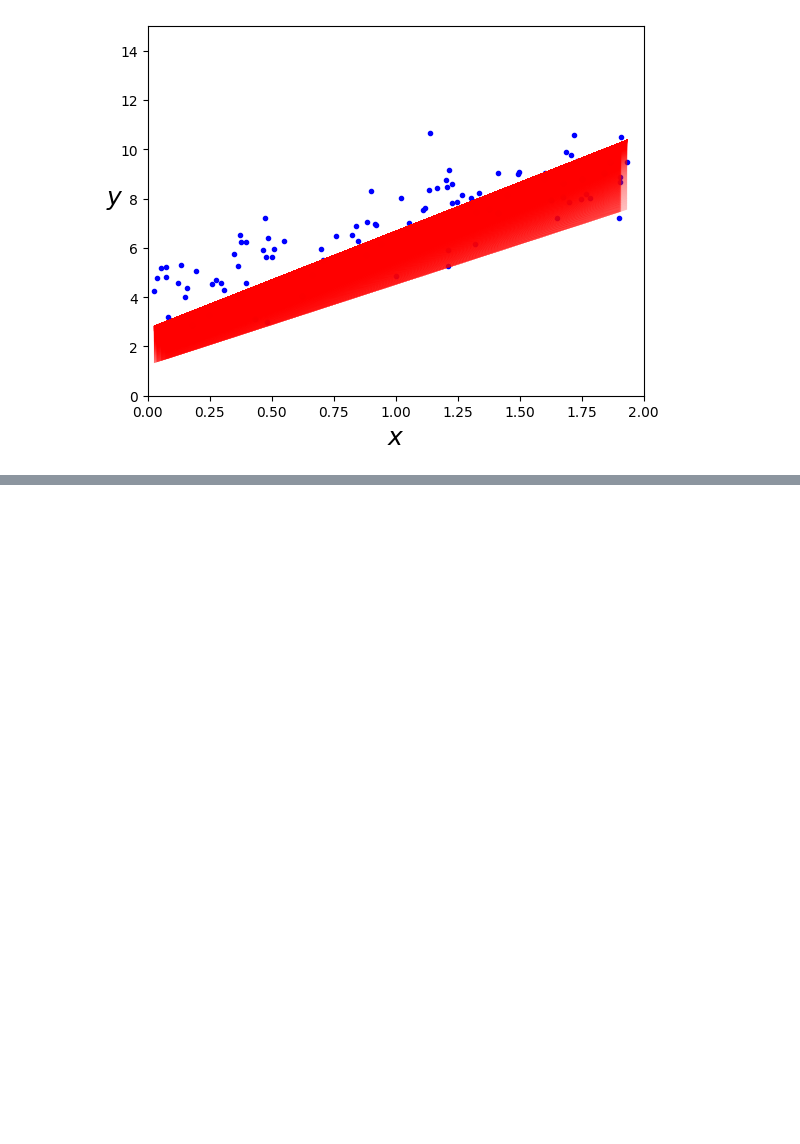
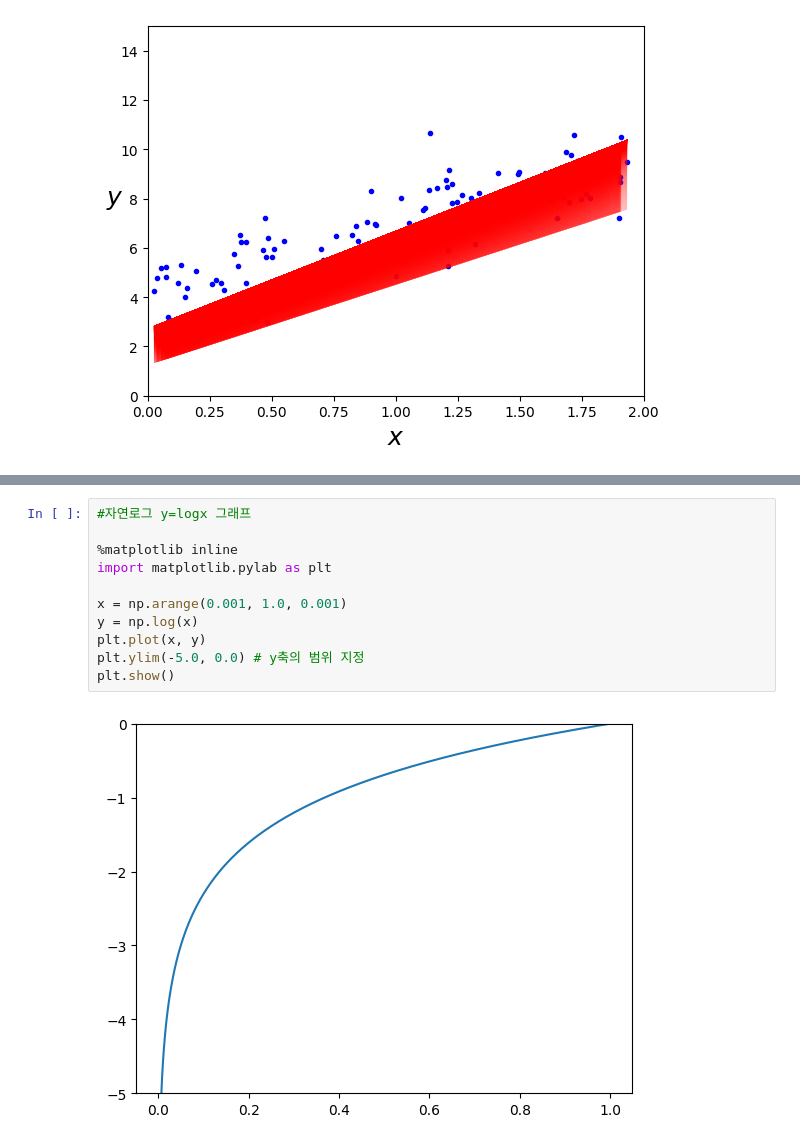
Before and after one commit to Jake0925/DeepLearning, a Jupyter notebook: 3_경사하강법GradientDescent.ipynb, the cells around one changed output, grey strips where cells are left out. Saved outputs shown, nothing was run; the diff lists cells and outputs as text; blank space fills up the shorter version.

```diff
--- a/3_경사하강법GradientDescent.ipynb
+++ b/3_경사하강법GradientDescent.ipynb
@@ -180,0 +209,13 @@ plt.show()
+# %%
+#자연로그 y=logx 그래프
+
+%matplotlib inline
+import matplotlib.pylab as plt
+
+x = np.arange(0.001, 1.0, 0.001)
+y = np.log(x)
+plt.plot(x, y)
+plt.ylim(-5.0, 0.0) # y축의 범위 지정
+plt.show()
+# %% [output]
+[figure, added]
```
Also changed, not shown: parts of 4 cells of this notebook.
